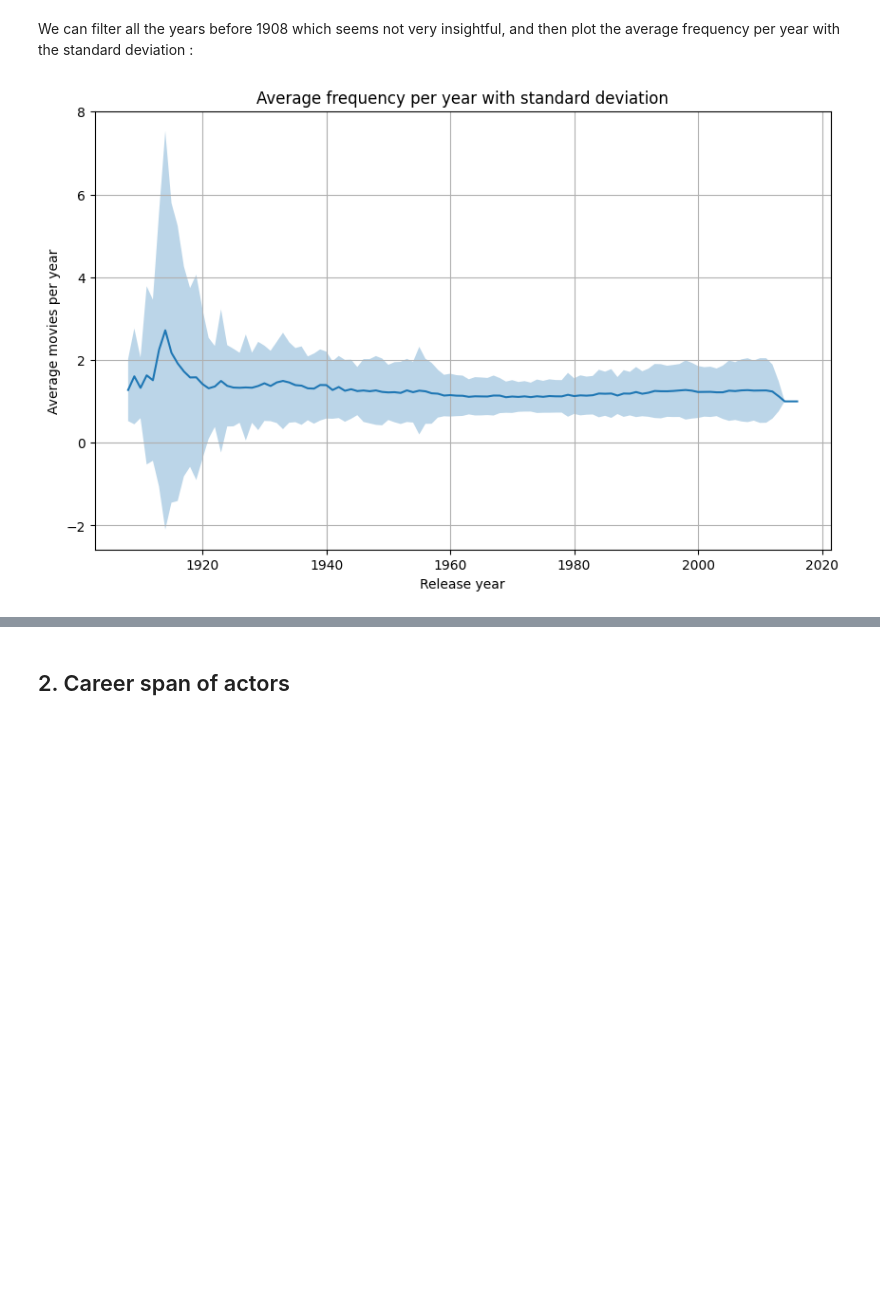
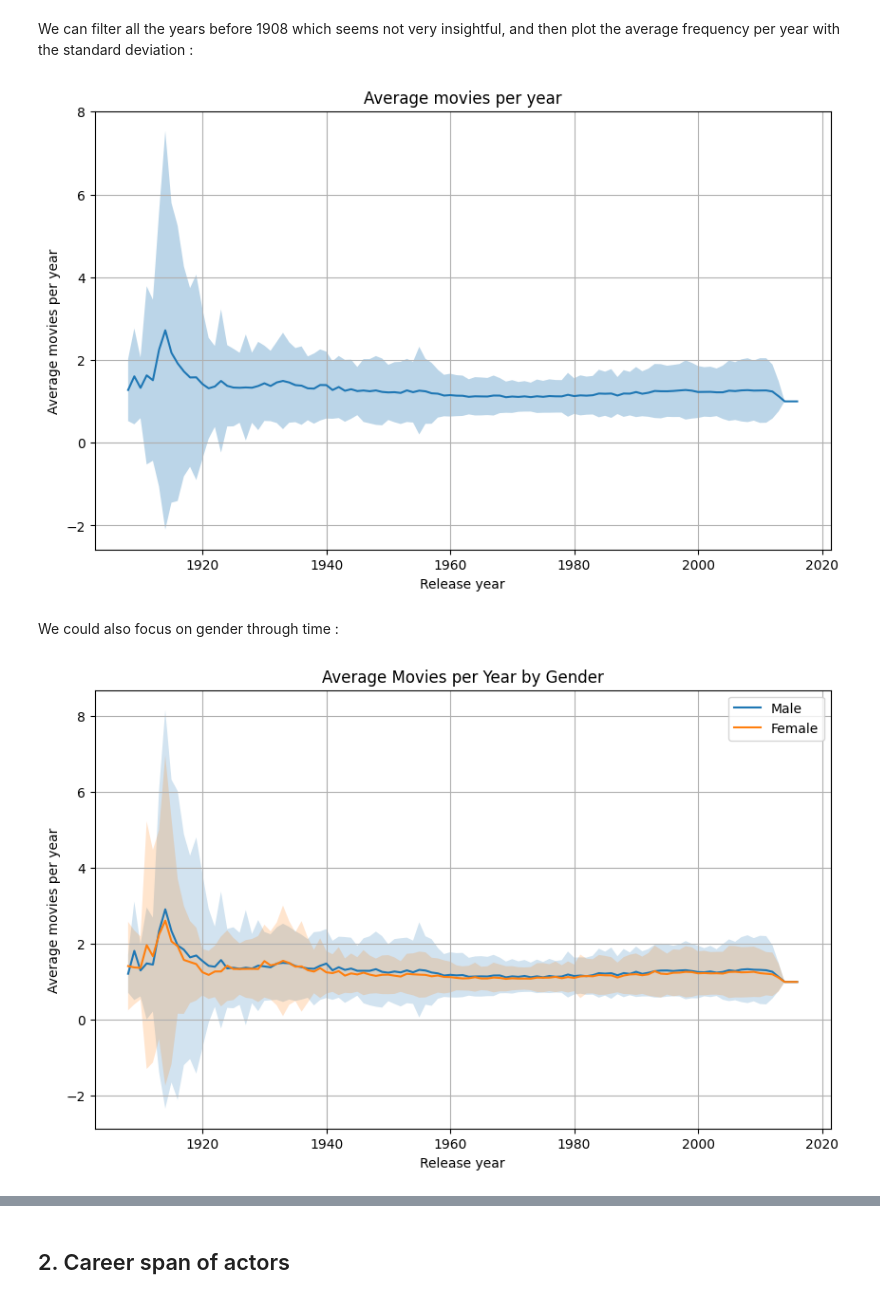
Before and after one commit to epfl-ada/ada-2023-project-datacuisiniers, a Jupyter notebook: scripts/p2_Malo.ipynb, the cells around one changed output, grey strips where cells are left out. Saved outputs shown, nothing was run; the diff lists cells and outputs as text; code cells hidden in the pictures; blank space fills up the shorter version.

```diff
--- a/scripts/p2_Malo.ipynb
+++ b/scripts/p2_Malo.ipynb
@@ -136,8 +148,41 @@ plt.fill_between(average_movie_count_per_year['release_date'],
                  alpha=0.3)
 plt.xlabel('Release year')
 plt.ylabel('Average movies per year')
-plt.title('Average frequency per year with standard deviation')
+plt.title('Average movies per year')
 plt.grid(True)
 plt.show()
 # %% [output]
-[figure, old version]
+[figure, new version]
+# %% [markdown]
+We could also focus on gender through time :
+# %%
+male_data = frequency_df[frequency_df['gender'] == 'M']
+female_data = frequency_df[frequency_df['gender'] == 'F']
+
+average_movie_count_male = male_data.groupby('release_date')['movie_count'].agg(['mean', 'std']).reset_index()
+average_movie_count_male = average_movie_count_male[average_movie_count_male['release_date'] >= 1908]
+
+average_movie_count_female = female_data.groupby('release_date')['movie_count'].agg(['mean', 'std']).reset_index()
+average_movie_count_female = average_movie_count_female[average_movie_count_female['release_date'] >= 1908]
+
+plt.figure(figsize=(10, 6))
+sns.lineplot(data=average_movie_count_male, x='release_date', y='mean', label='Male')
+plt.fill_between(average_movie_count_male['release_date'],
+                 average_movie_count_male['mean'] - average_movie_count_male['std'],
+                 average_movie_count_male['mean'] + average_movie_count_male['std'],
+                 alpha=0.2)
+
+sns.lineplot(data=average_movie_count_female, x='release_date', y='mean', label='Female')
+plt.fill_between(average_movie_count_female['release_date'],
+                 average_movie_count_female['mean'] - average_movie_count_female['std'],
+                 average_movie_count_female['mean'] + average_movie_count_female['std'],
+                 alpha=0.2)
+
+plt.xlabel('Release year')
+plt.ylabel('Average movies per year')
+plt.title('Average movies per year by gender')
+plt.legend()
+plt.grid(True)
+plt.show()
+# %% [output]
+[figure, added]
```
Also changed, not shown: parts of 9 cells of this notebook, 1 other file.
